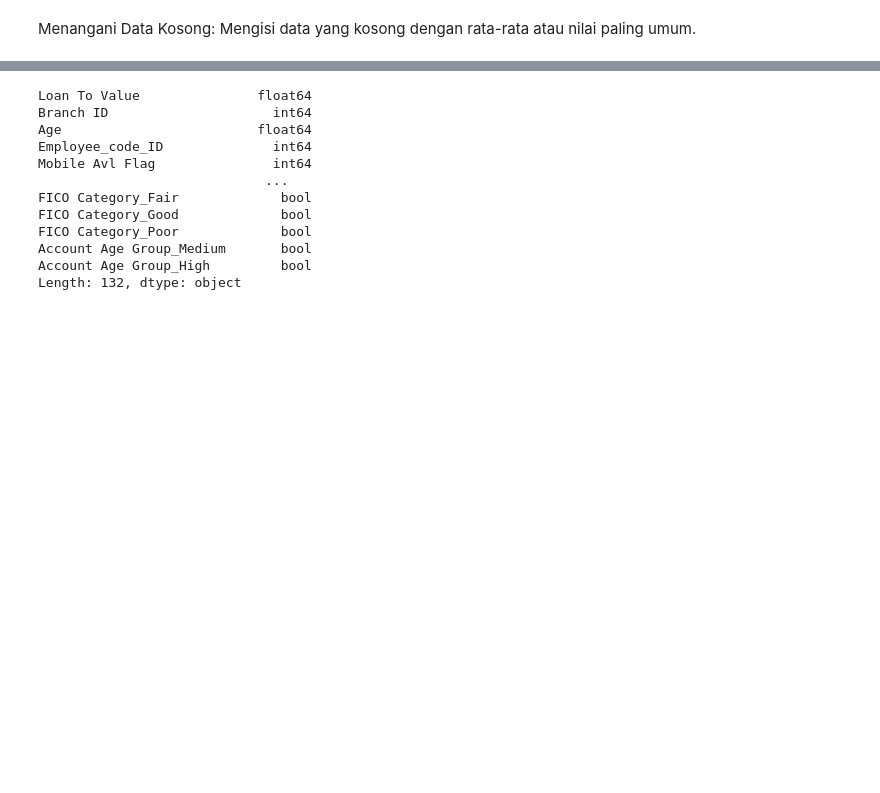
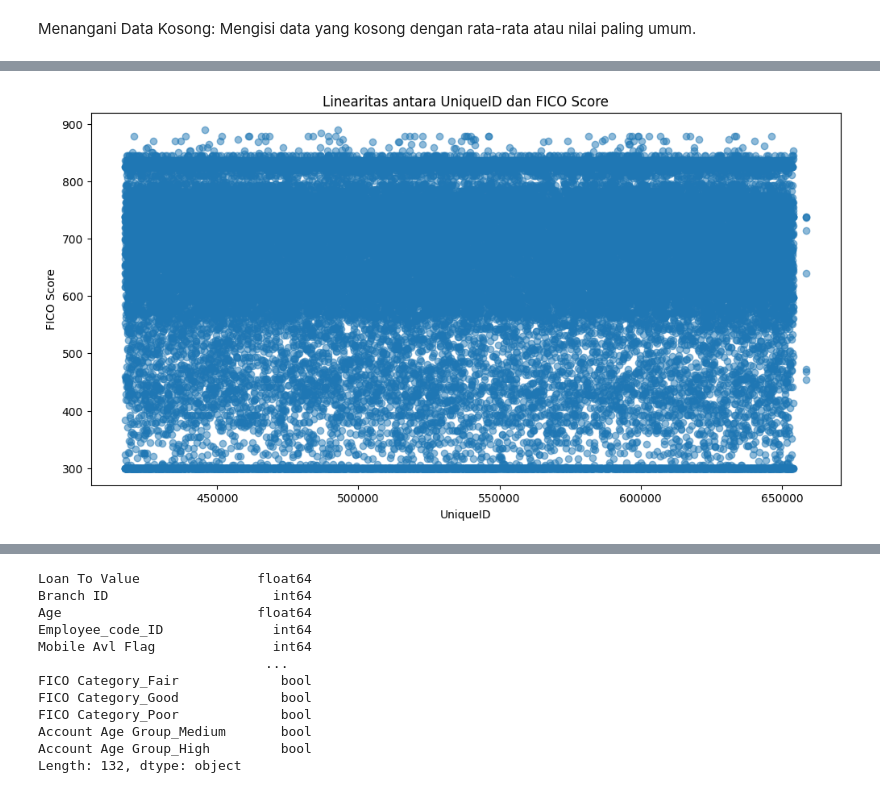
Before and after one commit to fawwazkw/Data-Modelling, a Jupyter notebook: New Analysis Final Pol.ipynb, the cells around one changed output, grey strips where cells are left out. Cells and saved outputs as stored; diff of their text form; code cells hidden in the pictures; blank space fills up the shorter version.

```diff
--- a/New Analysis Final Pol.ipynb
+++ b/New Analysis Final Pol.ipynb
@@ -150,7 +156,7 @@ def fico_category(score):
     elif score < 740: return 'Good'
     else: return 'Excellent'
 
-df['FICO Category'] = df['FICO Score'].apply(fico_category)
+df['FICO Category'] = df['Loan To Value'].apply(fico_category)
 # %% [markdown]
 Account Age Group: Mengelompokkan usia akun kredit menjadi “Low”, “Medium”, atau “High”.
 # %%
@@ -538,0 +597,85 @@ for col in categorical_cols:
+# %%
+import pandas as pd
+import numpy as np
+import seaborn as sns
+import matplotlib.pyplot as plt
+import statsmodels.api as sm
+from statsmodels.stats.outliers_influence import variance_inflation_factor
+from statsmodels.stats.diagnostic import het_breuschpagan
+from scipy.stats import shapiro
+
+# Misalkan df adalah data setelah pembersihan
+df = df[df["FICO Score"] >= 300]
+df.reset_index(drop=True, inplace=True)  # Reset index setelah penghapusan
+
+# Pastikan "FICO Score" ada di dataset
+target = "FICO Score"
+features = [col for col in df.columns if col != target]
+
+# ----------------- 1. Pengecekan Linearitas -----------------
+plt.figure(figsize=(12, 6))
+for feature in features:
+    plt.scatter(df[feature], df[target], alpha=0.5)
+    plt.xlabel(feature)
+    plt.ylabel(target)
+    plt.title(f'Linearitas antara {feature} dan {target}')
+    plt.show()
+
+# ----------------- 2. Pengecekan Multikolinearitas (VIF) -----------------
+# Pilih hanya kolom numerik untuk analisis VIF
+X_numeric = X.select_dtypes(include=[np.number])
+
+# Hitung VIF
+vif_data = pd.DataFrame()
+vif_data["Feature"] = X_numeric.columns
+vif_data["VIF"] = [variance_inflation_factor(X_numeric.values, i) for i in range(X_numeric.shape[1])]
+
+print("Multikolinearitas (VIF):")
+print(vif_data)
+
+# ----------------- 3. Pengecekan Homoskedastisitas (Uji Breusch-Pagan) -----------------
+# Pastikan hanya menggunakan kolom numerik
+X = df[features].select_dtypes(include=[np.number])
+
+# Tambahkan konstanta untuk OLS
+X = sm.add_constant(X)
+
+# Pastikan tidak ada NaN
+X = X.dropna()
+y = y.loc[X.index]  # Samakan index y dengan X yang sudah dibersihkan
+
+# Jalankan regresi
+model = sm.OLS(y, X).fit()
+
+# Uji Breusch-Pagan untuk Homoscedasticity
+_, pval, _, _ = het_breuschpagan(model.resid, X)
+
+# Cek hasil
+if pval > 0.05:
+    print("Homoscedasticity terpenuhi (p-value > 0.05)")
+else:
+    print("Heteroscedasticity terdeteksi (p-value <= 0.05)")
+
+# ----------------- 4. Pengecekan Normalitas Error Terms -----------------
+residuals = model.resid
+
+# Plot Histogram Residuals
+plt.figure(figsize=(6, 4))
+sns.histplot(residuals, kde=True, bins=30)
+plt.title("Distribusi Residuals")
+plt.show()
+
+# Q-Q Plot Residuals
+sm.qqplot(residuals, line='s')
+plt.title("Q-Q Plot Residuals")
+plt.show()
+
+# Uji Shapiro-Wilk
+shapiro_test = shapiro(residuals)
+print(f"Shapiro-Wilk Test: p-value = {shapiro_test.pvalue}")
+if shapiro_test.pvalue > 0.05:
+    print("Residuals berdistribusi normal")
+else:
+    print("Residuals tidak berdistribusi normal")
+# %% [output]
+[figure, added]
```
Also changed, not shown: parts of 17 cells of this notebook, 4 other files.
